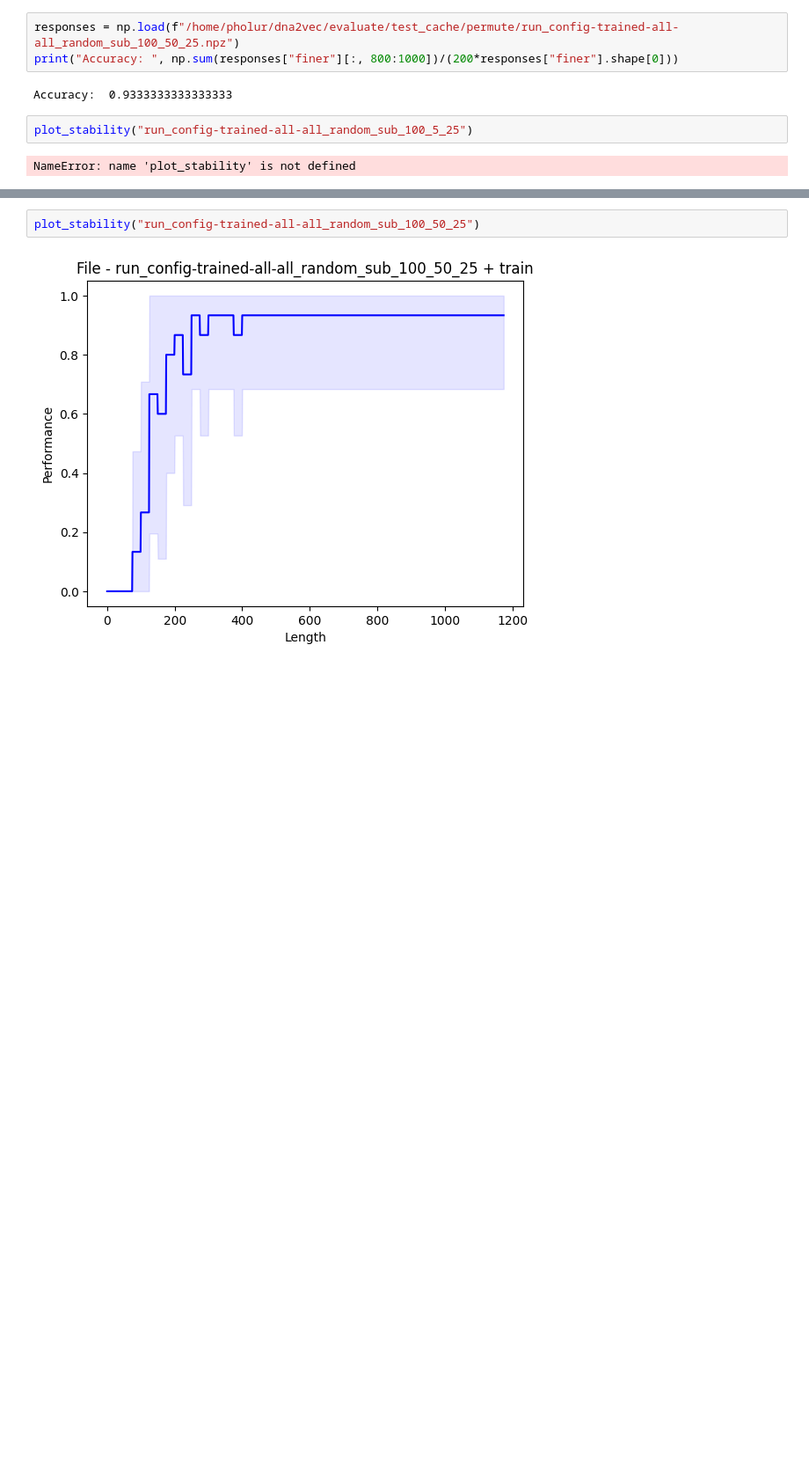
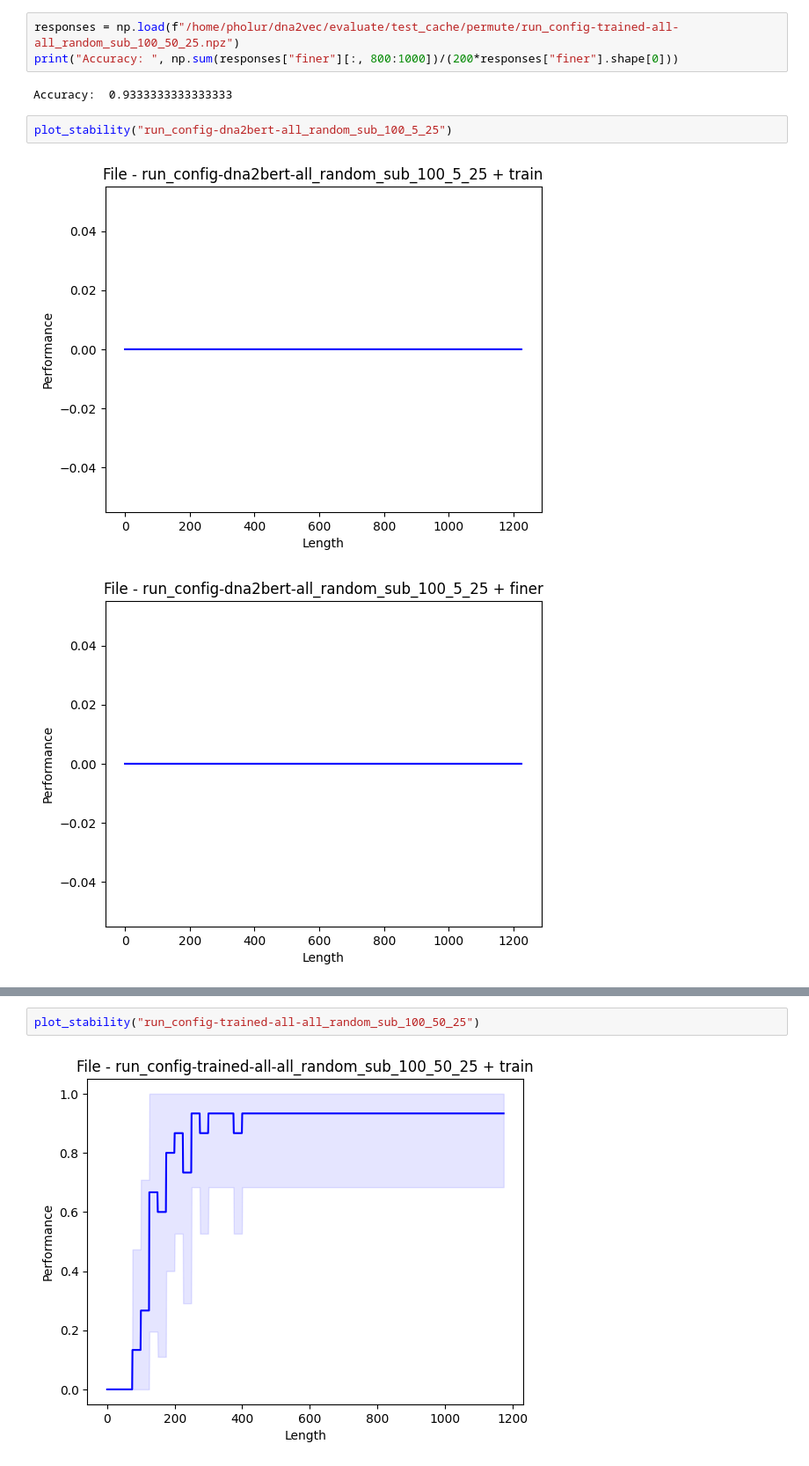
Before and after one commit to KennethEnevoldsen/dna2vec, a Jupyter notebook: evaluate/test_permutes.ipynb, the cells around one changed output, grey strips where cells are left out. Shown: that part at 88% size. Drawn from its saved outputs; the diff is of its cells as text; blank space fills up the shorter version.

```diff
--- a/evaluate/test_permutes.ipynb
+++ b/evaluate/test_permutes.ipynb
@@ -46,6 +46,7 @@ print("Accuracy: ", np.sum(responses["finer"][:, 800:1000])/(200*responses["fine
 # %% [output]
 Accuracy:  0.9333333333333333
 # %%
-plot_stability("run_config-trained-all-all_random_sub_100_5_25")
+plot_stability("run_config-dna2bert-all_random_sub_100_5_25")
 # %% [output]
-NameError: name 'plot_stability' is not defined
+[figure, added]
+[figure, added]
```
Also changed, not shown: parts of 1 cell of this notebook, 4 other files.
